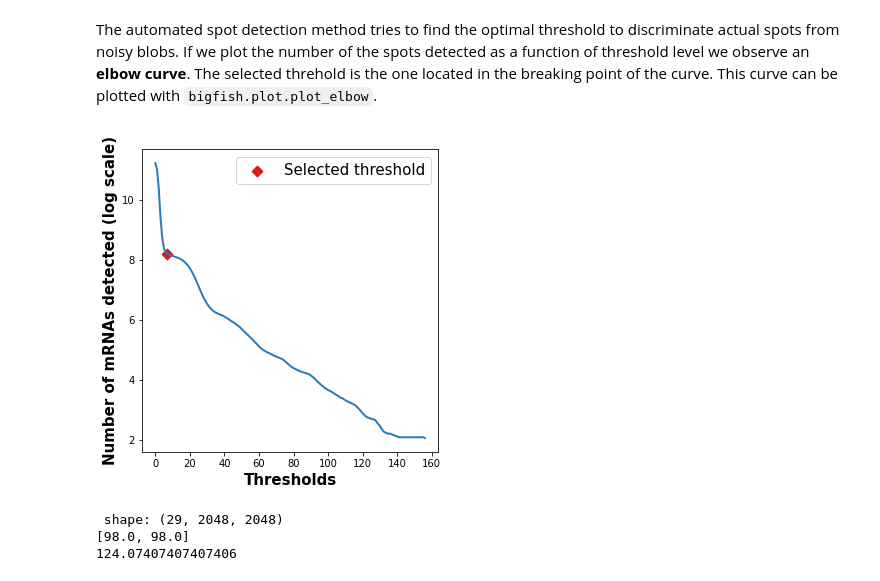
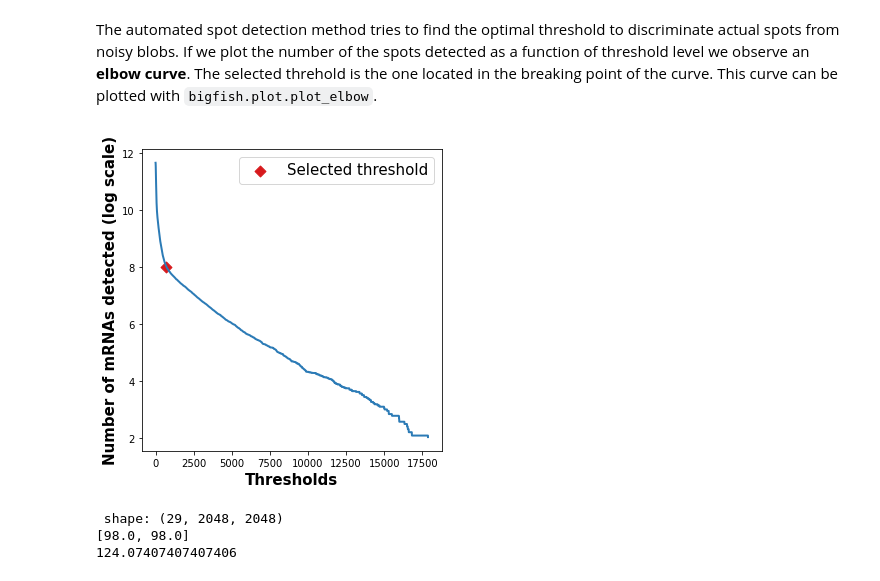
Before and after one commit to mspend/big-fish-examples, a Jupyter notebook: notebooks/BioProteanLab_smFISH_one_tile_one_bit_2d.ipynb, the cells around one changed output. Cells and saved outputs as stored; diff of their text form; code cells hidden in the pictures.

Commit message:
rescale the data before detecting spots

```diff
--- a/notebooks/BioProteanLab_smFISH_one_tile_one_bit_2d.ipynb
+++ b/notebooks/BioProteanLab_smFISH_one_tile_one_bit_2d.ipynb
@@ -99,6 +99,11 @@ rna_mip = stack.maximum_projection(rna)
 print("smfish channel (2D maximum projection)")
 print("\r shape: {0}".format(rna_mip.shape))
 print("\r dtype: {0}".format(rna_mip.dtype))
+
+
+
+rna_mip_rescaled = stack.rescale(rna_mip, channel_to_stretch=None)
+print("\r shape: {0}".format(rna_mip_rescaled.shape))
 # %% [output]
 smfish channel (2D maximum projection)
  shape: (2048, 2048)
@@ -158,11 +164,11 @@ plot.plot_detection(rna_mip, spots, contrast=True, title="smFISH bit 5 = Itgam |
 The automated spot detection method tries to find the optimal threshold to discriminate actual spots from noisy blobs. If we plot the number of the spots detected as a function of threshold level we observe an **elbow curve**. The selected threhold is the one located in the breaking point of the curve. This curve can be plotted with `bigfish.plot.plot_elbow`.
 # %%
 plot.plot_elbow(
-    images=rna_mip,
+    images=rna_mip_rescaled,
     voxel_size=voxel_size,
     spot_radius=spot_radius)
 # %% [output]
-[figure, old version]
+[figure, new version]
 # %%
 # This is an image of just the fiducial beads
 
```
Also changed, not shown: parts of 6 cells of this notebook.
